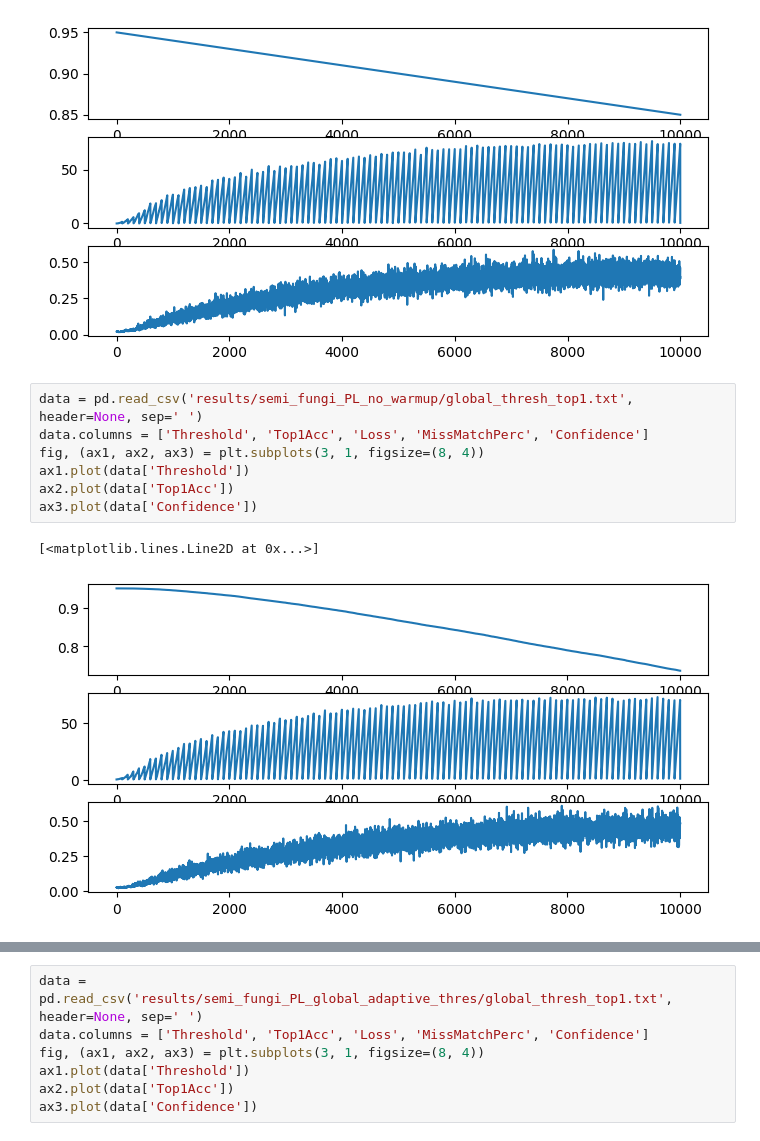
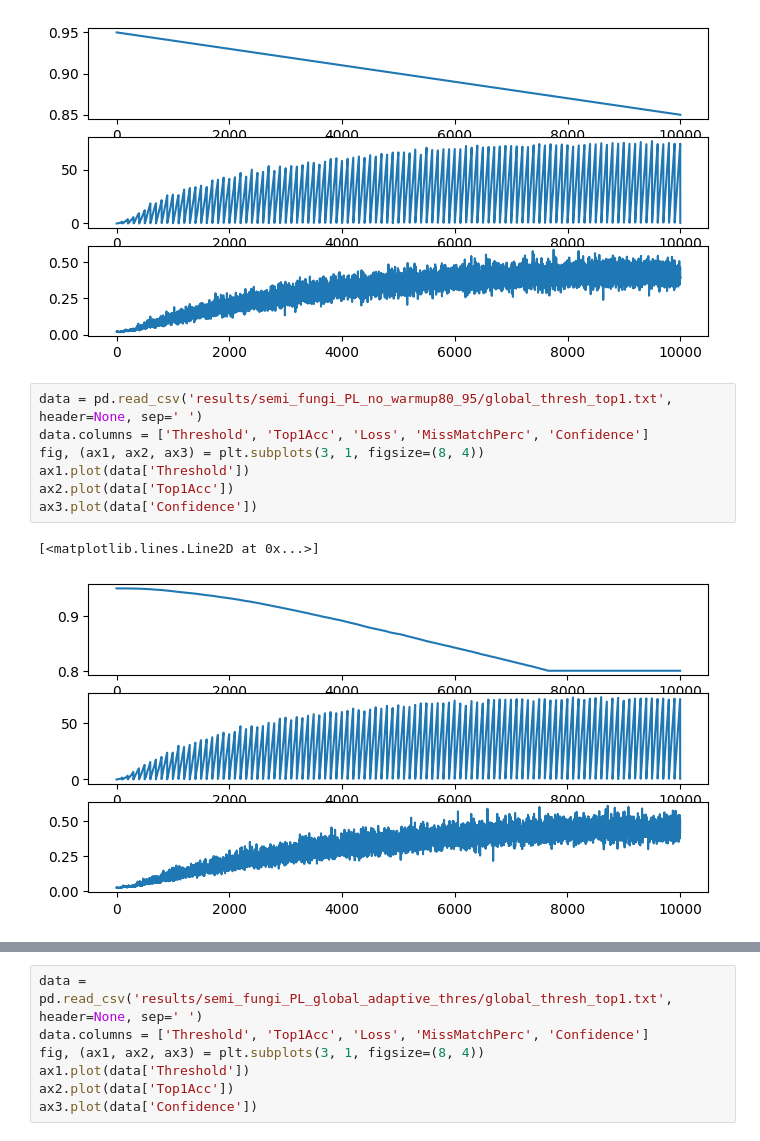
Before and after one commit to Self-Supervised-Learning-CS685/ssl-evaluation, a Jupyter notebook: training_results.ipynb, the cells around one changed output, grey strips where cells are left out. Saved outputs shown, nothing was run; the diff lists cells and outputs as text.

```diff
--- a/training_results.ipynb
+++ b/training_results.ipynb
@@ -23,15 +23,15 @@ ax3.plot(data['Confidence'])
 [<matplotlib.lines.Line2D at 0x...>]
 [figure]
 # %%
-data = pd.read_csv('results/semi_fungi_PL_no_warmup/global_thresh_top1.txt', header=None, sep=' ')
+data = pd.read_csv('results/semi_fungi_PL_no_warmup80_95/global_thresh_top1.txt', header=None, sep=' ')
 data.columns = ['Threshold', 'Top1Acc', 'Loss', 'MissMatchPerc', 'Confidence']
 fig, (ax1, ax2, ax3) = plt.subplots(3, 1, figsize=(8, 4))
 ax1.plot(data['Threshold'])
 ax2.plot(data['Top1Acc'])
 ax3.plot(data['Confidence'])
 # %% [output]
 [<matplotlib.lines.Line2D at 0x...>]
-[figure, old version]
+[figure, new version]
 # %%
 plt.plot(data['Threshold'])
 # %% [output]
```
Also changed, not shown: parts of 1 cell of this notebook, 6 other files.
